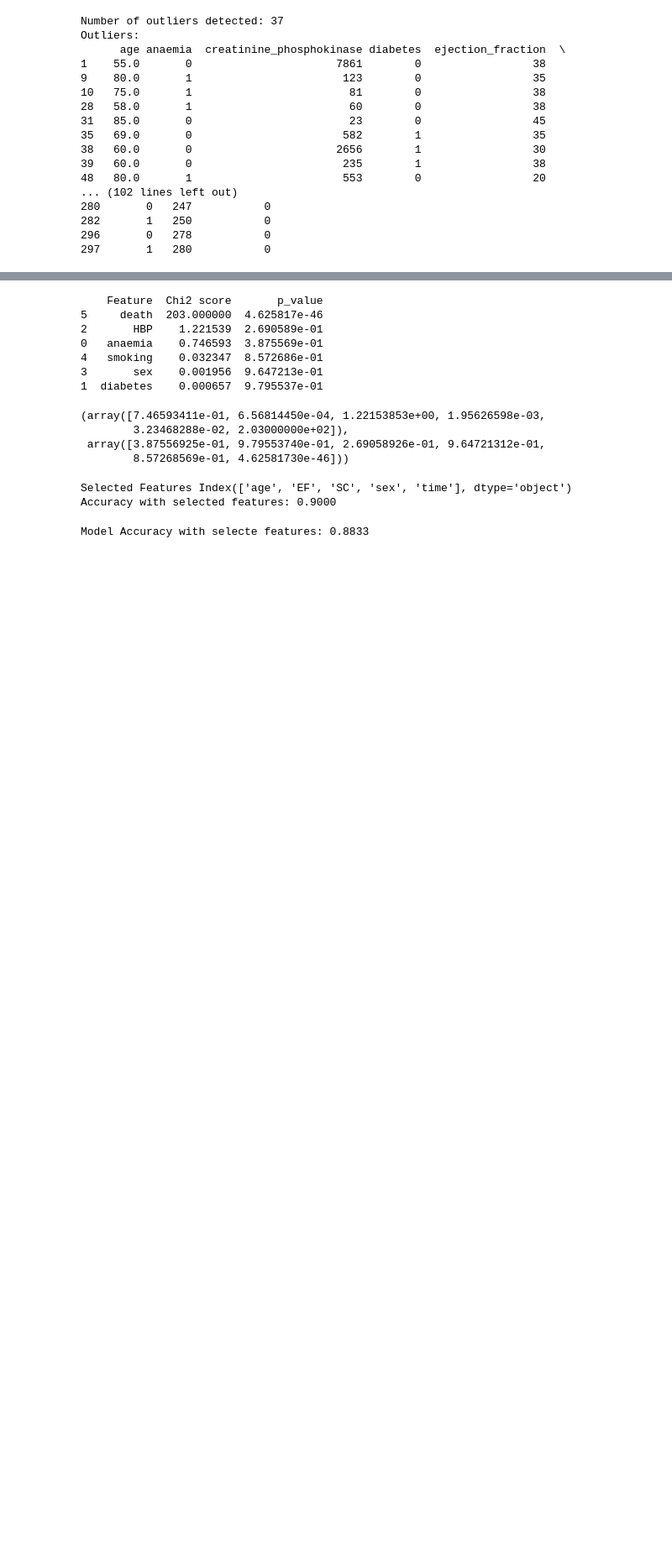
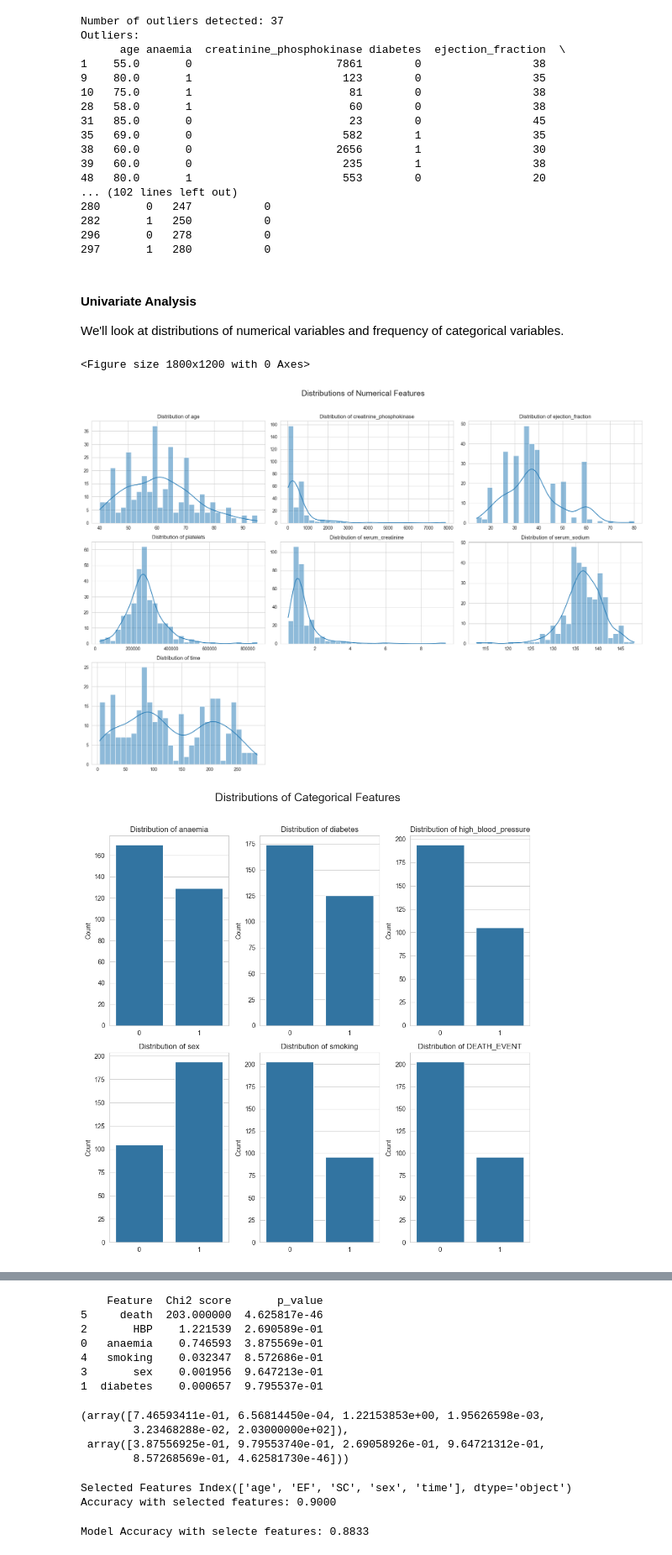
Before and after one commit to CZhakshylykova/Heart-Attack-Risk, a Jupyter notebook: Heart_attack.ipynb, the cells around one changed output, grey strips where cells are left out. Shown: that part at 84% size. Cells and saved outputs as stored; diff of their text form; code cells hidden in the pictures; blank space fills up the shorter version.

```diff
--- a/Heart_attack.ipynb
+++ b/Heart_attack.ipynb
@@ -148,3 +160,54 @@ Outliers:
 282       1   250           0
 296       0   278           0
 297       1   280           0
+# %% [markdown]
+#### Univariate Analysis
+We'll look at distributions of numerical variables and frequency of categorical variables.
+# %%
+#plot the distributions of numerical and categorical features ans# save the plots in the folder plots
+output_folder = "plots"
+numerical = data.select_dtypes(include=np.number).columns.tolist()
+
+plt.figure(figsize=(18, 12))  # Adjust figure size as needed
+
+# Create a 3x3 grid (only 7 used)
+fig, axes = plt.subplots(nrows=3, ncols=3, figsize=(18, 12))
+axes = axes.flatten()  # Convert 2D array of axes to 1D
+
+for i, col in enumerate(numerical):
+    sns.histplot(data[col], kde=True, ax=axes[i], bins=30)
+    axes[i].set_title(f'Distribution of {col}')
+    axes[i].set_xlabel('')
+    axes[i].set_ylabel('')
+
+# Hide unused subplots (positions 7 and 8 in the grid)
+for j in range(len(numerical), len(axes)):
+    fig.delaxes(axes[j])
+
+fig.suptitle("Distributions of Numerical Features", fontsize=18, y=1.02)
+plt.tight_layout()
+plt.savefig(os.path.join(output_folder, "numerical_distributions.png"))
+plt.show()
+
+
+categorical = data.select_dtypes(include="category").columns.tolist()
+
+fig, axes = plt.subplots(nrows=2, ncols=3, figsize=(10, 10))
+axes = axes.flatten()  # Convert 2D array of axes to 1D
+for i, col in enumerate(categorical):
+    sns.countplot(x = col, data = data, ax=axes[i])
+    axes[i].set_title(f'Distribution of {col}')
+    axes[i].set_xlabel('')
+    axes[i].set_ylabel("Count")
+# Hide any unused subplots (if < 6 categorical columns)
+for j in range(len(categorical), len(axes)):
+    fig.delaxes(axes[j])
+fig.suptitle("Distributions of Categorical Features", fontsize=18, y=1.02)
+plt.tight_layout()
+plt.savefig(os.path.join(output_folder, "categorical_distributions.png"))
+plt.show()
+#
+# %% [output]
+<Figure size 1800x1200 with 0 Axes>
+[figure, added]
+[figure, added]
```
Also changed, not shown: parts of 18 cells of this notebook, 8 other files.
